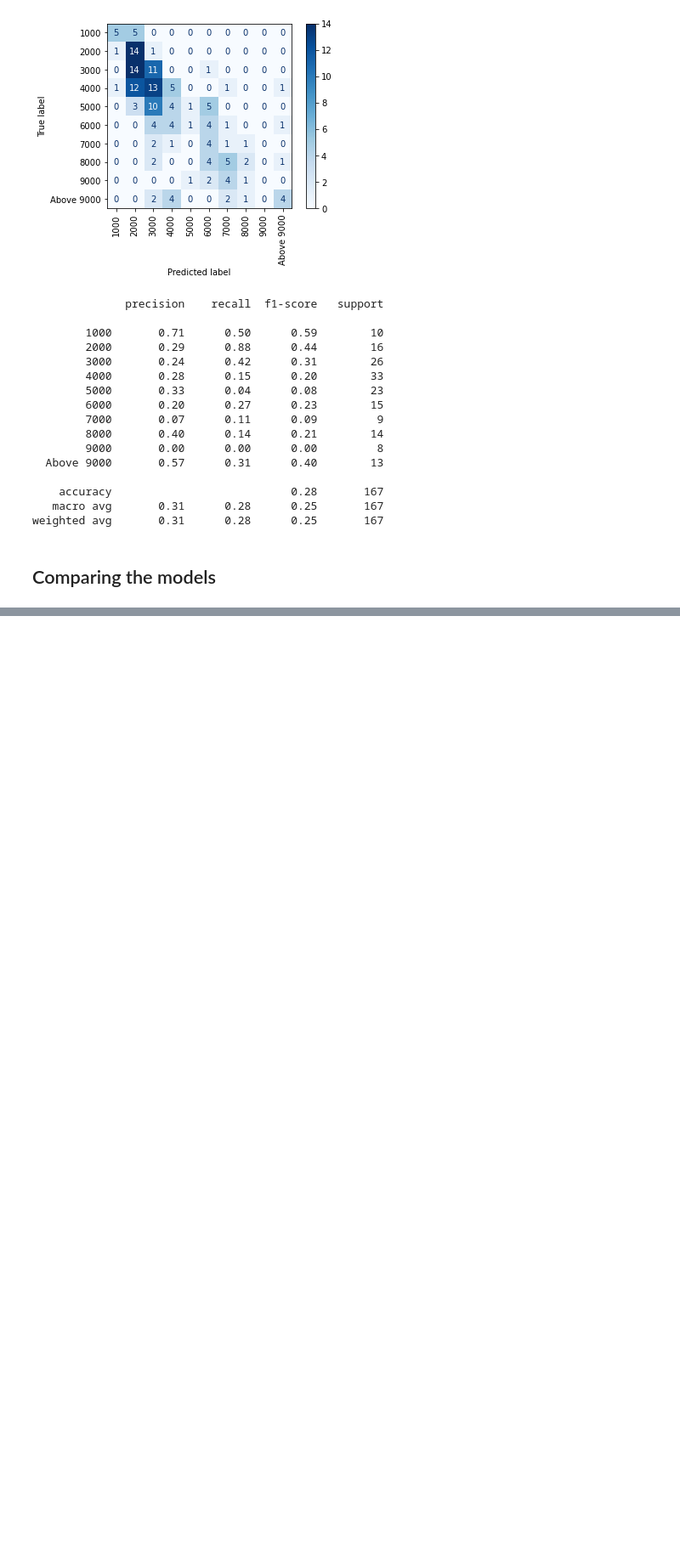
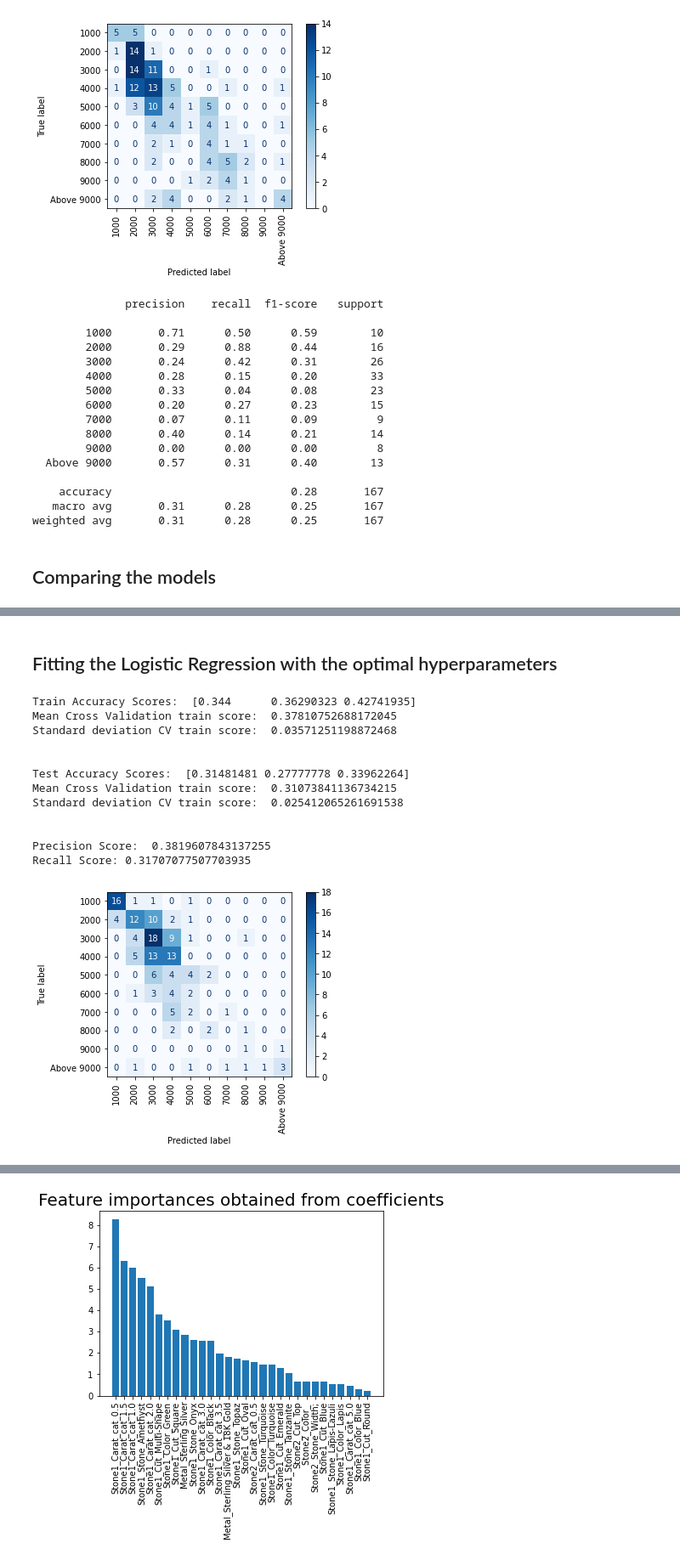
Before and after one commit to rgandhre/SpringBoard, a Jupyter notebook: DataScience_Capstone2/notebooks/Effy_EDA_Rings.ipynb, the cells around one changed output, grey strips where cells are left out. Shown at 85% size. Saved outputs shown, nothing was run; the diff lists cells and outputs as text; code cells hidden in the pictures; blank space fills up the shorter version.

```diff
--- a/DataScience_Capstone2/notebooks/Effy_EDA_Rings.ipynb
+++ b/DataScience_Capstone2/notebooks/Effy_EDA_Rings.ipynb
@@ -1243,0 +1270,12 @@ plt.show()
+# %%
+#Data is split features and target variable
+
+X = df_otherrings.drop(columns='Price_Category')
+y = df_otherrings.Price_Category
+
+#Convert Categorical data to integer data using One Hot Encoding
+df_dummy_rings = pd.get_dummies(X)
+
+#Split your data into testing and training datasets
+X_train, X_test, y_train, y_test = train_test_split(df_dummy_rings, y, test_size=0.3,
+                                                    random_state=47)
@@ -1243,0 +1336,65 @@ plt.show()
+# %% [markdown]
+## Fitting the Logistic Regression with the optimal hyperparameters
+# %%
+#Use the best parameters found
+
+logr = LogisticRegression(C=100, penalty= 'l2', solver = 'liblinear')
+logr.fit(X_train,y_train)
+importances = pd.DataFrame(data={'Attribute':X_train.columns, 'Importance':logr.coef_[0]})
+importances = importances.sort_values(by='Importance',ascending=False)
+
+from sklearn.model_selection import cross_val_score
+
+logr_train_scores = cross_val_score(logr,X_train,y_train,cv=3,scoring='accuracy')
+
+print('\n')
+print("Train Accuracy Scores: ", logr_train_scores)
+print('Mean Cross Validation train score: ', np.mean(logr_train_scores))
+print('Standard deviation CV train score: ', np.std(logr_train_scores))
+
+#Predict the test data
+y_pred = logr.predict(X_test)
+
+logr_test_scores = cross_val_score(logr,X_test,y_test,cv=3,scoring='accuracy')
+print('\n')
+print("Test Accuracy Scores: ", logr_test_scores)
+print('Mean Cross Validation train score: ', np.mean(logr_test_scores))
+print('Standard deviation CV train score: ', np.std(logr_test_scores))
+
+from sklearn.metrics import precision_score, recall_score
+
+precision_lr = precision_score(y_test, y_pred, average='macro')
+recall_lr = recall_score(y_test,y_pred, average='macro')
+print('\n')
+print('Precision Score: ', precision_lr)
+print('Recall Score:', recall_lr)
+
+from sklearn.metrics import plot_confusion_matrix
+
+plot_confusion_matrix(logr, X_test, y_test,cmap=plt.cm.Blues)
+plt.xticks(rotation=90)
+plt.show()
+
+from sklearn.metrics import classification_report
+
+print('\n')
+print(classification_report(y_test, y_pred))
+
+plt.bar(x=importances['Attribute'][:30], height=importances['Importance'][:30])
+plt.title('Feature importances obtained from coefficients', size=20)
+plt.xticks(rotation='vertical')
+plt.show()
+# %% [output]
+Train Accuracy Scores:  [0.344      0.36290323 0.42741935]
+Mean Cross Validation train score:  0.37810752688172045
+Standard deviation CV train score:  0.03571251198872468
+
+
+Test Accuracy Scores:  [0.31481481 0.27777778 0.33962264]
+Mean Cross Validation train score:  0.31073841136734215
+Standard deviation CV train score:  0.025412065261691538
+
+
+Precision Score:  0.3819607843137255
+Recall Score: 0.31707077507703935
+[figure, added]
@@ -1243,0 +1417 @@ plt.show()
+[figure, added]
```
Also changed, not shown: parts of 34 cells of this notebook.
